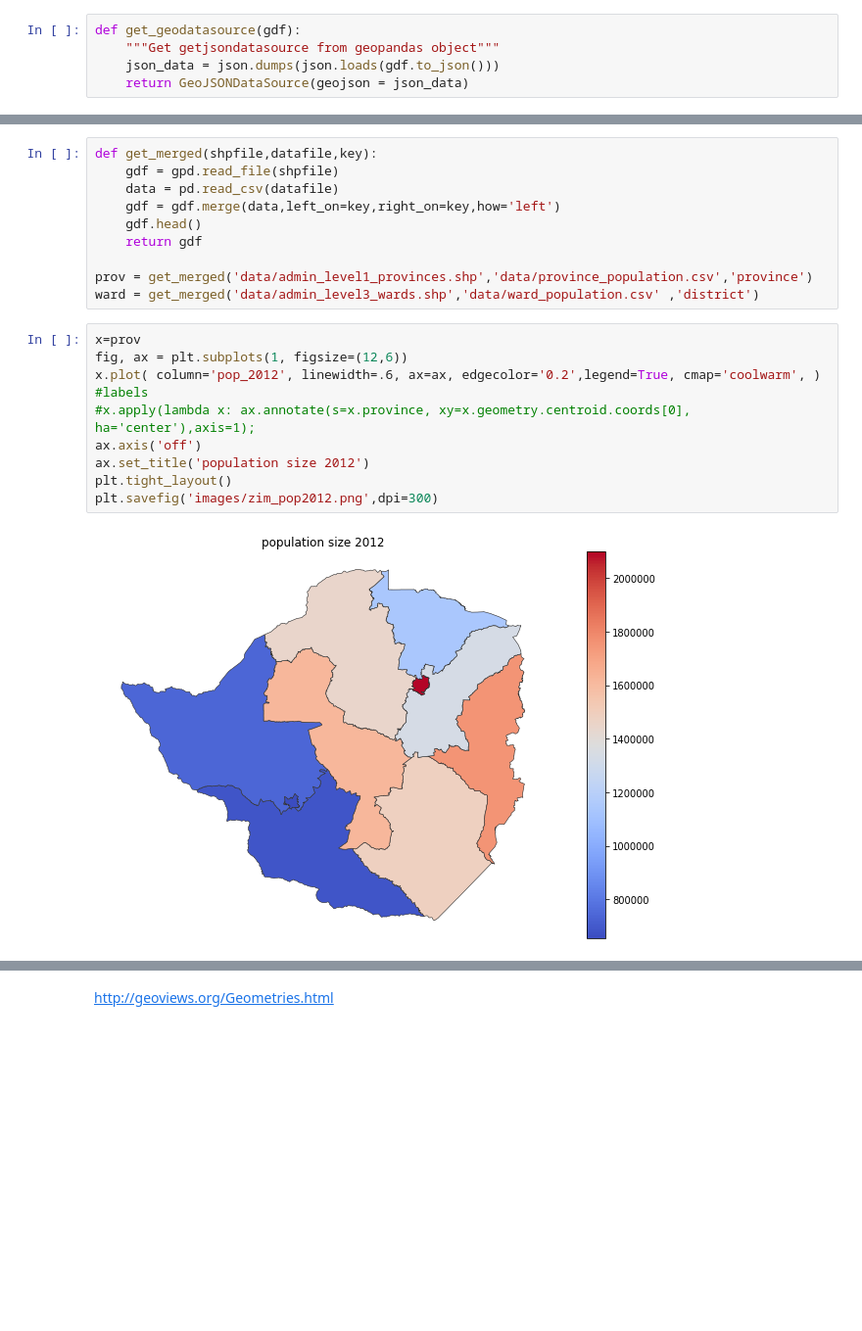
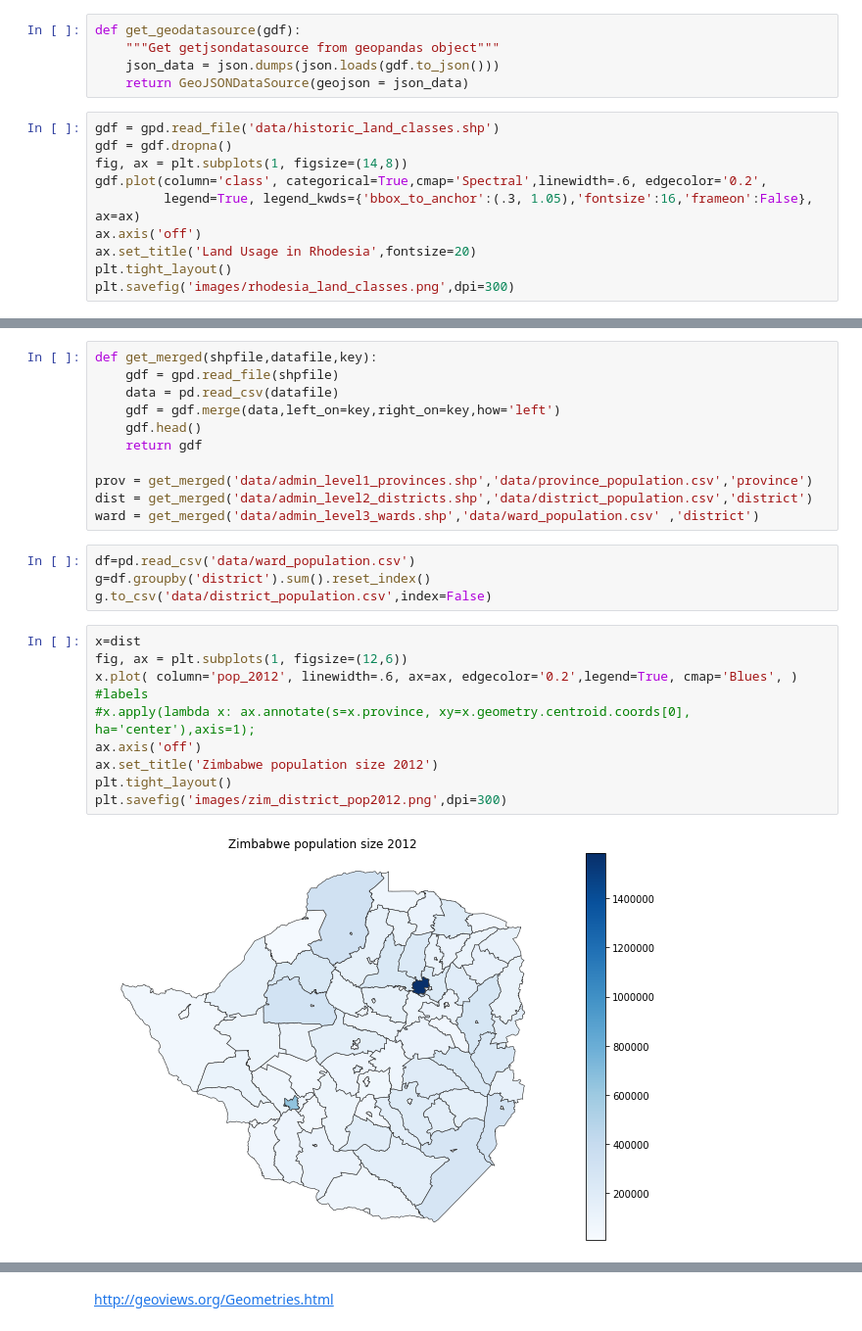
Before and after one commit to dmnfarrell/zimgeo, a Jupyter notebook: maps1.ipynb, the cells around one changed output, grey strips where cells are left out. Shown at 98% size. Cells and saved outputs as stored; diff of their text form; blank space fills up the shorter version.

Commit message:
zim map data

```diff
--- a/maps1.ipynb
+++ b/maps1.ipynb
@@ -27,3 +26,13 @@ def get_geodatasource(gdf):
     """Get getjsondatasource from geopandas object"""
     json_data = json.dumps(json.loads(gdf.to_json()))
     return GeoJSONDataSource(geojson = json_data)
+# %%
+gdf = gpd.read_file('data/historic_land_classes.shp')
+gdf = gdf.dropna()
+fig, ax = plt.subplots(1, figsize=(14,8))
+gdf.plot(column='class', categorical=True,cmap='Spectral',linewidth=.6, edgecolor='0.2',
+         legend=True, legend_kwds={'bbox_to_anchor':(.3, 1.05),'fontsize':16,'frameon':False}, ax=ax)
+ax.axis('off')
+ax.set_title('Land Usage in Rhodesia',fontsize=20)
+plt.tight_layout()
+plt.savefig('images/rhodesia_land_classes.png',dpi=300)
@@ -36,17 +47,22 @@ def get_merged(shpfile,datafile,key):
     return gdf
 
 prov = get_merged('data/admin_level1_provinces.shp','data/province_population.csv','province')
+dist = get_merged('data/admin_level2_districts.shp','data/district_population.csv','district')
 ward = get_merged('data/admin_level3_wards.shp','data/ward_population.csv' ,'district')
+# %%
+df=pd.read_csv('data/ward_population.csv')
+g=df.groupby('district').sum().reset_index()
+g.to_csv('data/district_population.csv',index=False)
 # %%
-x=prov
+x=dist
 fig, ax = plt.subplots(1, figsize=(12,6))
-x.plot( column='pop_2012', linewidth=.6, ax=ax, edgecolor='0.2',legend=True, cmap='coolwarm', )
+x.plot( column='pop_2012', linewidth=.6, ax=ax, edgecolor='0.2',legend=True, cmap='Blues', )
 #labels
 #x.apply(lambda x: ax.annotate(s=x.province, xy=x.geometry.centroid.coords[0], ha='center'),axis=1);
 ax.axis('off')
-ax.set_title('population size 2012')
+ax.set_title('Zimbabwe population size 2012')
 plt.tight_layout()
-plt.savefig('images/zim_pop2012.png',dpi=300)
+plt.savefig('images/zim_district_pop2012.png',dpi=300)
 # %% [output]
-[figure, old version]
+[figure, new version]
 # %%
```
Also changed, not shown: parts of 6 cells of this notebook, 9 other files.
